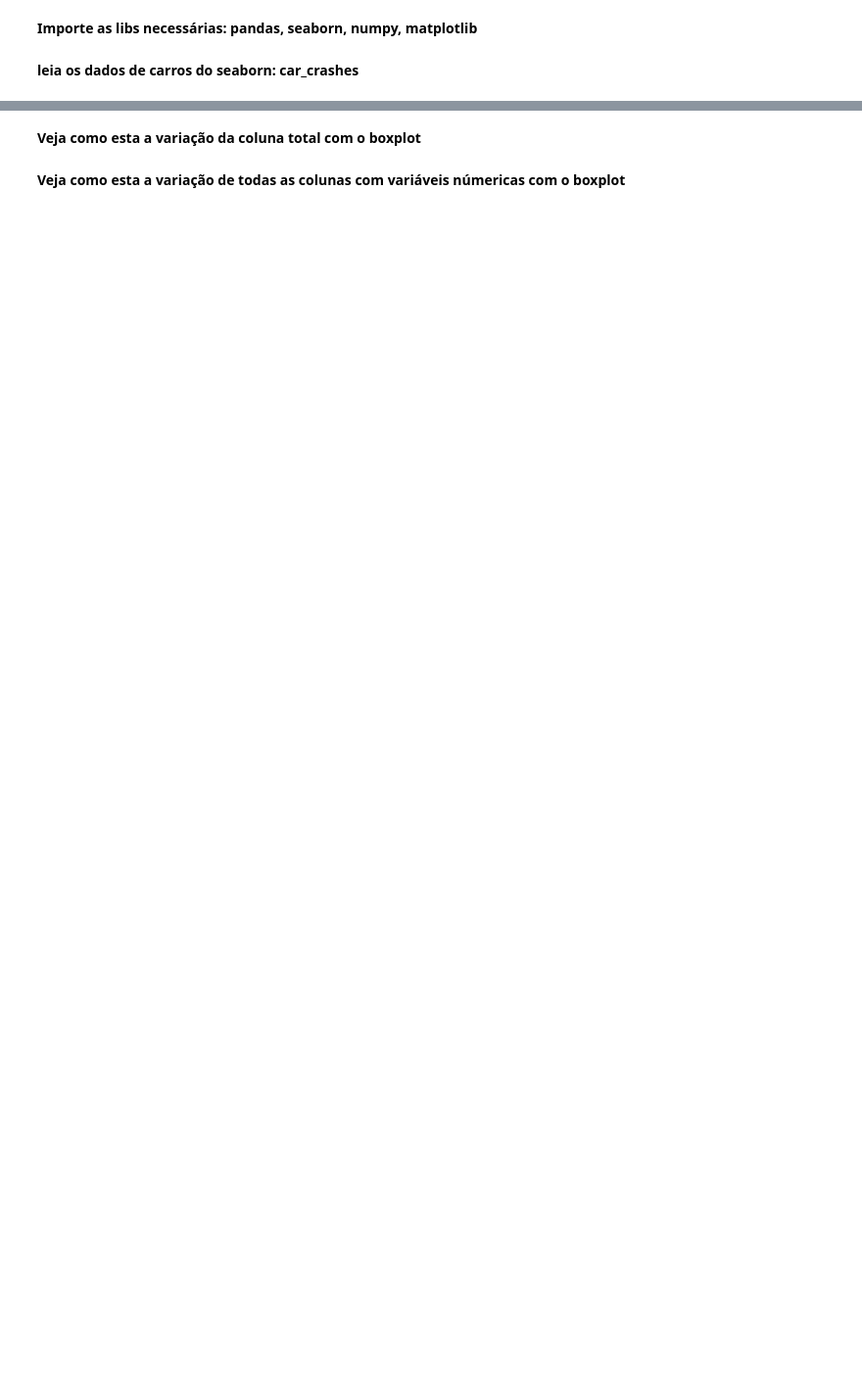
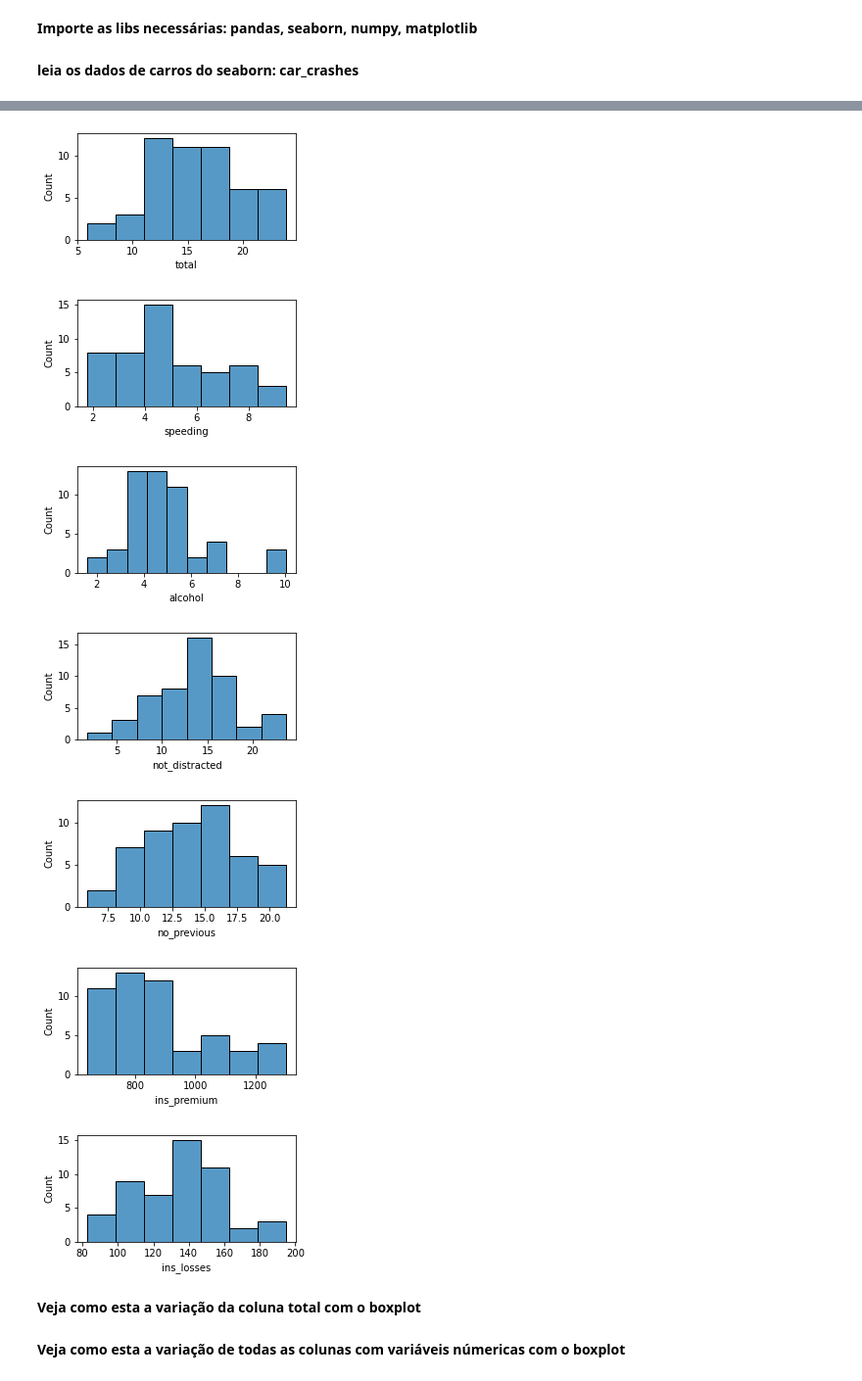
Before and after one commit to ossamum/aulas-mesttra, a Jupyter notebook: 02_dataviz/Aula_02-Dataviz-Exercicios.ipynb, the cells around one changed output, grey strips where cells are left out. Shown: that part at 98% size. Drawn from its saved outputs; the diff is of its cells as text; code cells hidden in the pictures; blank space fills up the shorter version.

```diff
--- a/02_dataviz/Aula_02-Dataviz-Exercicios.ipynb
+++ b/02_dataviz/Aula_02-Dataviz-Exercicios.ipynb
@@ -9,5 +8,7 @@ import matplotlib.pyplot as plt
 # %% [markdown]
 **leia os dados de carros do seaborn:  car_crashes**
+# %%
+df = sns.load_dataset('car_crashes')
 # %% [markdown]
 **Veja as informações da tabela:**
 - Base contém valores nulos?
@@ -16,0 +40,2 @@ import matplotlib.pyplot as plt
+# %%
+df_num = df.select_dtypes(include='float')
@@ -17,3 +48,16 @@ import matplotlib.pyplot as plt
+# %%
+for col in df_num.columns:
+    plt.figure(figsize=(4, 2))
+    sns.histplot(data=df, x=col)
+    plt.show()
+# %% [output]
+[figure, added]
+[figure, added]
+[figure, added]
+[figure, added]
+[figure, added]
+[figure, added]
+[figure, added]
 # %% [markdown]
 **Veja como esta a variação da coluna total com o boxplot**
 # %% [markdown]
```
Also changed, not shown: parts of 22 cells of this notebook, 7 other files.
